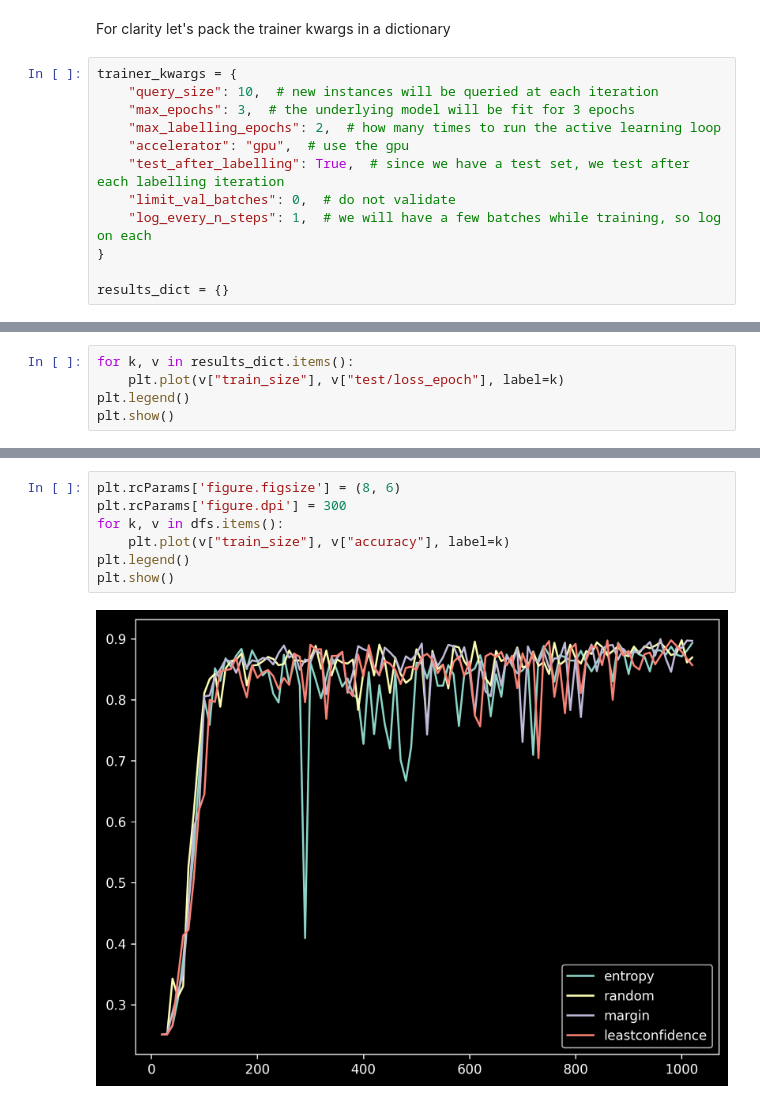
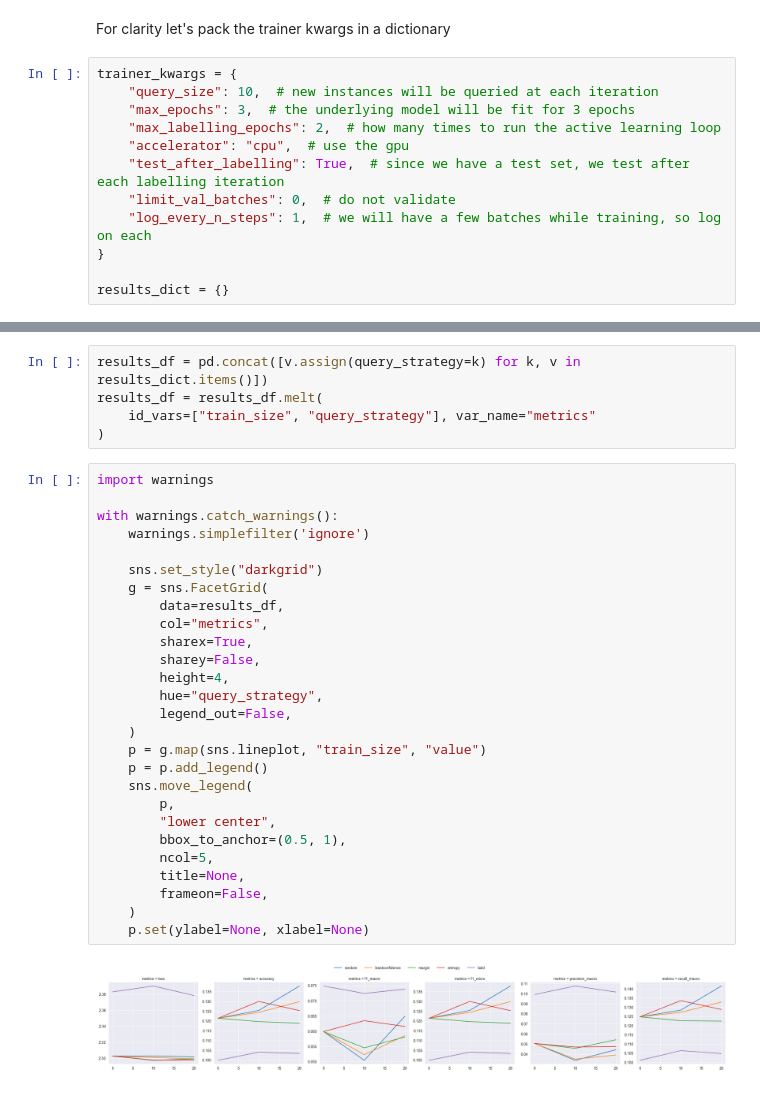
Before and after one commit to pietrolesci/energizer, a Jupyter notebook: docs/examples/cnn-mnist.ipynb, the cells around one changed output, grey strips where cells are left out. Saved outputs shown, nothing was run; the diff lists cells and outputs as text.

```diff
--- a/docs/examples/cnn-mnist.ipynb
+++ b/docs/examples/cnn-mnist.ipynb
@@ -150,7 +166,7 @@ trainer_kwargs = {
     "query_size": 10,  # new instances will be queried at each iteration
     "max_epochs": 3,  # the underlying model will be fit for 3 epochs
     "max_labelling_epochs": 2,  # how many times to run the active learning loop
-    "accelerator": "gpu",  # use the gpu
+    "accelerator": "cpu",  # use the gpu
     "test_after_labelling": True,  # since we have a test set, we test after each labelling iteration
     "limit_val_batches": 0,  # do not validate
     "log_every_n_steps": 1,  # we will have a few batches while training, so log on each
@@ -282,5 +276,0 @@ plt.show()
-# %%
-for k, v in results_dict.items():
-    plt.plot(v["train_size"], v["test/loss_epoch"], label=k)
-plt.legend()
-plt.show()
@@ -299,9 +277,34 @@ for i in path.iterdir():
-# %%
-plt.rcParams['figure.figsize'] = (8, 6)
-plt.rcParams['figure.dpi'] = 300
-for k, v in dfs.items():
-    plt.plot(v["train_size"], v["accuracy"], label=k)
-plt.legend()
-plt.show()
-# %% [output]
-[figure, removed]
+# %%
+results_df = pd.concat([v.assign(query_strategy=k) for k, v in results_dict.items()])
+results_df = results_df.melt(
+    id_vars=["train_size", "query_strategy"], var_name="metrics"
+)
+# %%
+import warnings
+
+with warnings.catch_warnings():
+    warnings.simplefilter('ignore')
+
+    sns.set_style("darkgrid")
+    g = sns.FacetGrid(
+        data=results_df,
+        col="metrics",
+        sharex=True,
+        sharey=False,
+        height=4,
+        hue="query_strategy",
+        legend_out=False,
+    )
+    p = g.map(sns.lineplot, "train_size", "value")
+    p = p.add_legend()
+    sns.move_legend(
+        p,
+        "lower center",
+        bbox_to_anchor=(0.5, 1),
+        ncol=5,
+        title=None,
+        frameon=False,
+    )
+    p.set(ylabel=None, xlabel=None)
+# %% [output]
+[figure, added]
```
Also changed, not shown: parts of 36 cells of this notebook, 4 other files.
